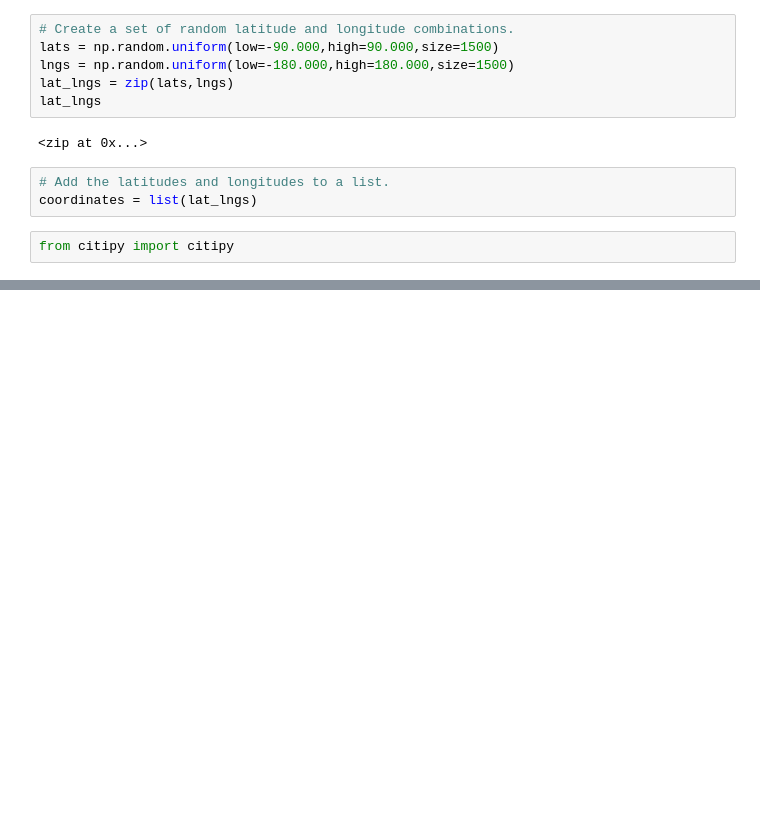
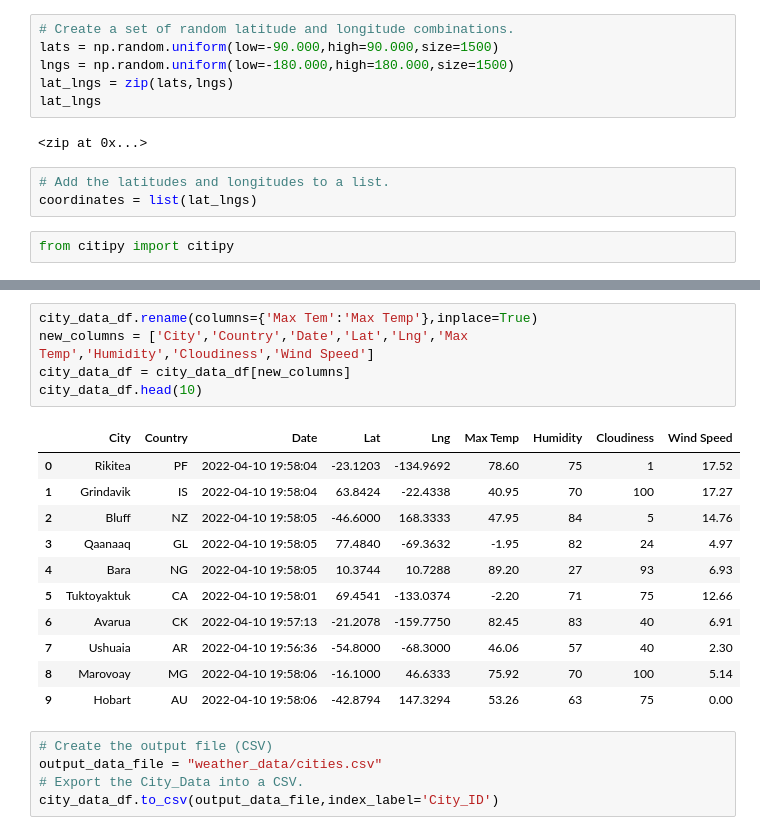
Before and after one commit to jlc06/World_Weather_Analysis, a Jupyter notebook: WeatherPy.ipynb, the cells around one changed output, grey strips where cells are left out. Saved outputs shown, nothing was run; the diff lists cells and outputs as text; blank space fills up the shorter version.

```diff
--- a/WeatherPy.ipynb
+++ b/WeatherPy.ipynb
@@ -32,0 +137,22 @@ len(cities)
+# %%
+city_data_df.rename(columns={'Max Tem':'Max Temp'},inplace=True)
+new_columns = ['City','Country','Date','Lat','Lng','Max Temp','Humidity','Cloudiness','Wind Speed']
+city_data_df = city_data_df[new_columns]
+city_data_df.head(10)
+# %% [output]
+|  | City | Country | Date | Lat | Lng | Max Temp | Humidity | Cloudiness | Wind Speed |
+| 0 | Rikitea | PF | 2022-04-10 19:58:04 | -23.1203 | -134.9692 | 78.60 | 75 | 1 | 17.52 |
+| 1 | Grindavik | IS | 2022-04-10 19:58:04 | 63.8424 | -22.4338 | 40.95 | 70 | 100 | 17.27 |
+| 2 | Bluff | NZ | 2022-04-10 19:58:05 | -46.6000 | 168.3333 | 47.95 | 84 | 5 | 14.76 |
+| 3 | Qaanaaq | GL | 2022-04-10 19:58:05 | 77.4840 | -69.3632 | -1.95 | 82 | 24 | 4.97 |
+| 4 | Bara | NG | 2022-04-10 19:58:05 | 10.3744 | 10.7288 | 89.20 | 27 | 93 | 6.93 |
+| 5 | Tuktoyaktuk | CA | 2022-04-10 19:58:01 | 69.4541 | -133.0374 | -2.20 | 71 | 75 | 12.66 |
+| 6 | Avarua | CK | 2022-04-10 19:57:13 | -21.2078 | -159.7750 | 82.45 | 83 | 40 | 6.91 |
+| 7 | Ushuaia | AR | 2022-04-10 19:56:36 | -54.8000 | -68.3000 | 46.06 | 57 | 40 | 2.30 |
+| 8 | Marovoay | MG | 2022-04-10 19:58:06 | -16.1000 | 46.6333 | 75.92 | 70 | 100 | 5.14 |
+| 9 | Hobart | AU | 2022-04-10 19:58:06 | -42.8794 | 147.3294 | 53.26 | 63 | 75 | 0.00 |
+# %%
+# Create the output file (CSV)
+output_data_file = "weather_data/cities.csv"
+# Export the City_Data into a CSV.
+city_data_df.to_csv(output_data_file,index_label='City_ID')
```
Also changed, not shown: parts of 7 cells of this notebook, 3 other files.
